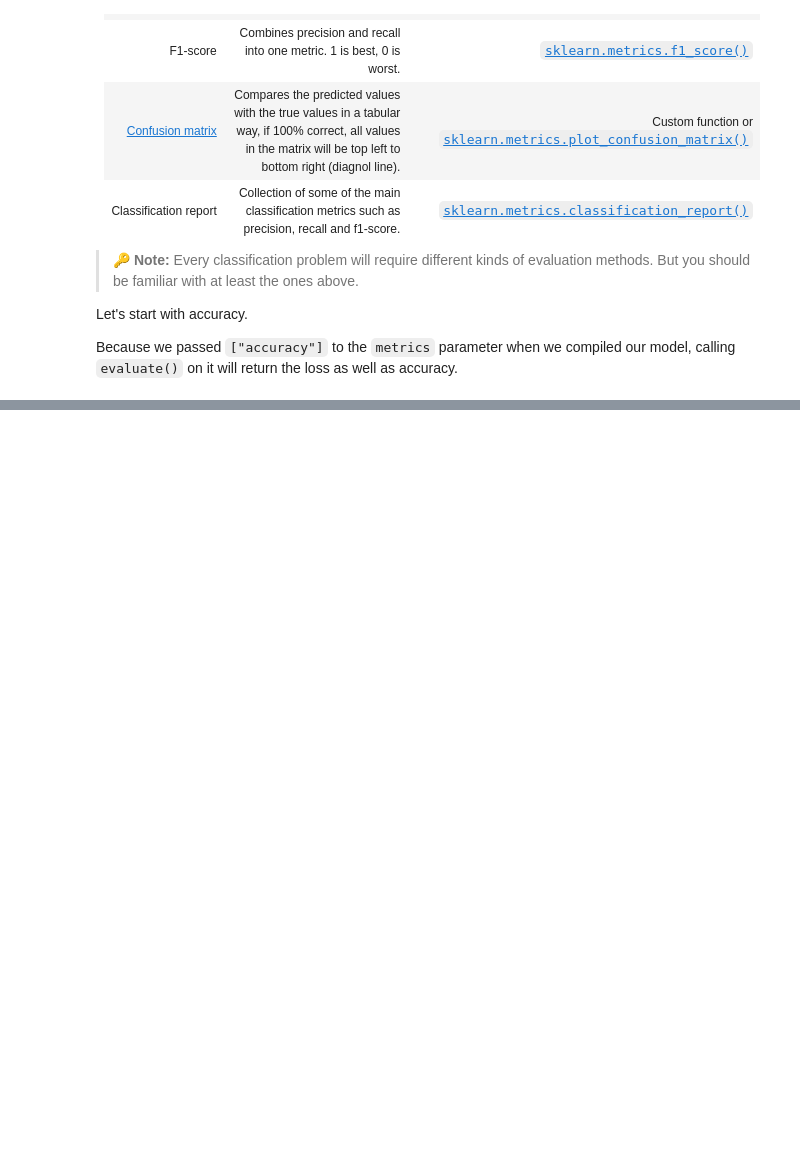
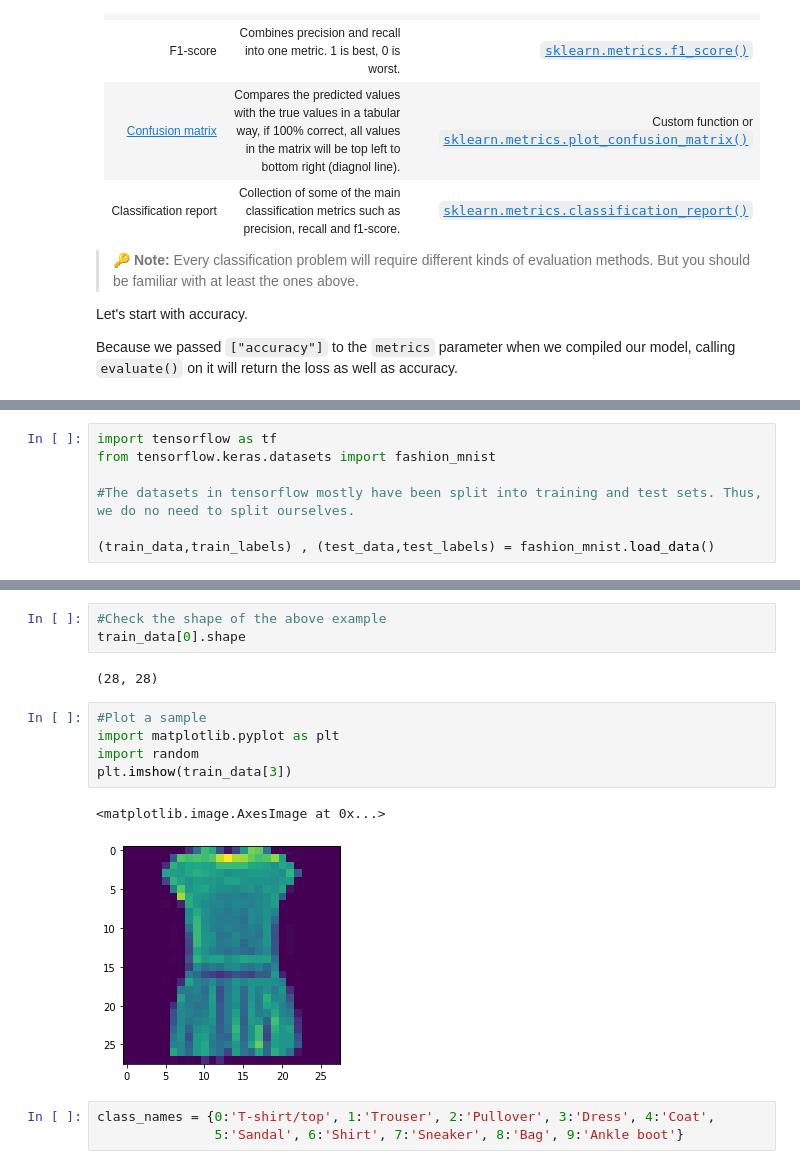
Before and after one commit to unaveenj/Tensorflow-and-Deeplearning-Refresher-, a Jupyter notebook: Tensorflow_Classfication_Problem.ipynb, the cells around one changed output, grey strips where cells are left out. Saved outputs shown, nothing was run; the diff lists cells and outputs as text; blank space fills up the shorter version.

```diff
--- a/Tensorflow_Classfication_Problem.ipynb
+++ b/Tensorflow_Classfication_Problem.ipynb
@@ -552,0 +638,7 @@ Because we passed `["accuracy"]` to the `metrics` parameter when we compiled our
+# %%
+import tensorflow as tf
+from tensorflow.keras.datasets import fashion_mnist
+
+#The datasets in tensorflow mostly have been split into training and test sets. Thus, we do no need to split ourselves.
+
+(train_data,train_labels) , (test_data,test_labels) = fashion_mnist.load_data()
@@ -552,0 +676,16 @@ Because we passed `["accuracy"]` to the `metrics` parameter when we compiled our
+# %%
+#Check the shape of the above example
+train_data[0].shape
+# %% [output]
+(28, 28)
+# %%
+#Plot a sample
+import matplotlib.pyplot as plt
+import random
+plt.imshow(train_data[3])
+# %% [output]
+<matplotlib.image.AxesImage at 0x...>
+[figure, added]
+# %%
+class_names = {0:'T-shirt/top', 1:'Trouser', 2:'Pullover', 3:'Dress', 4:'Coat',
+               5:'Sandal', 6:'Shirt', 7:'Sneaker', 8:'Bag', 9:'Ankle boot'}
```
Also changed, not shown: parts of 40 cells of this notebook.
